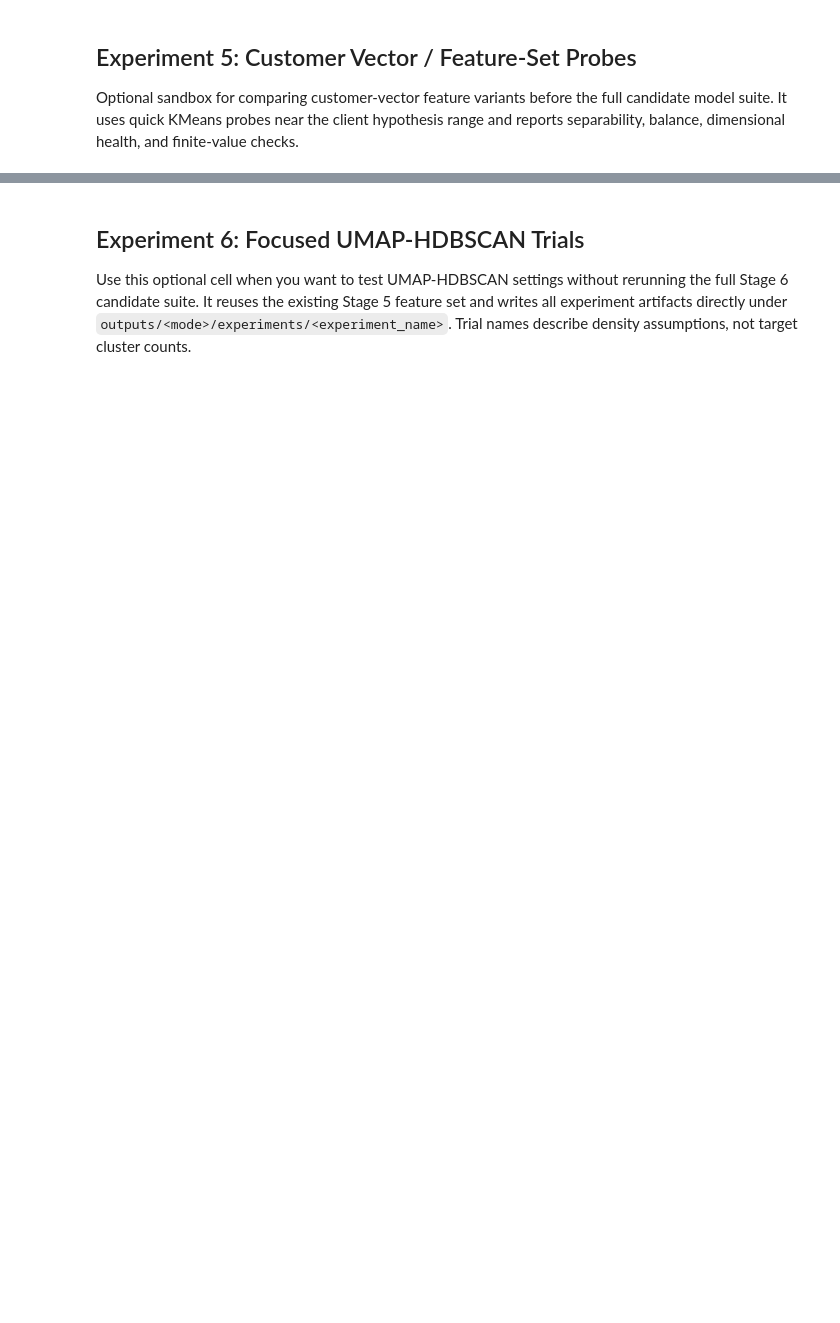
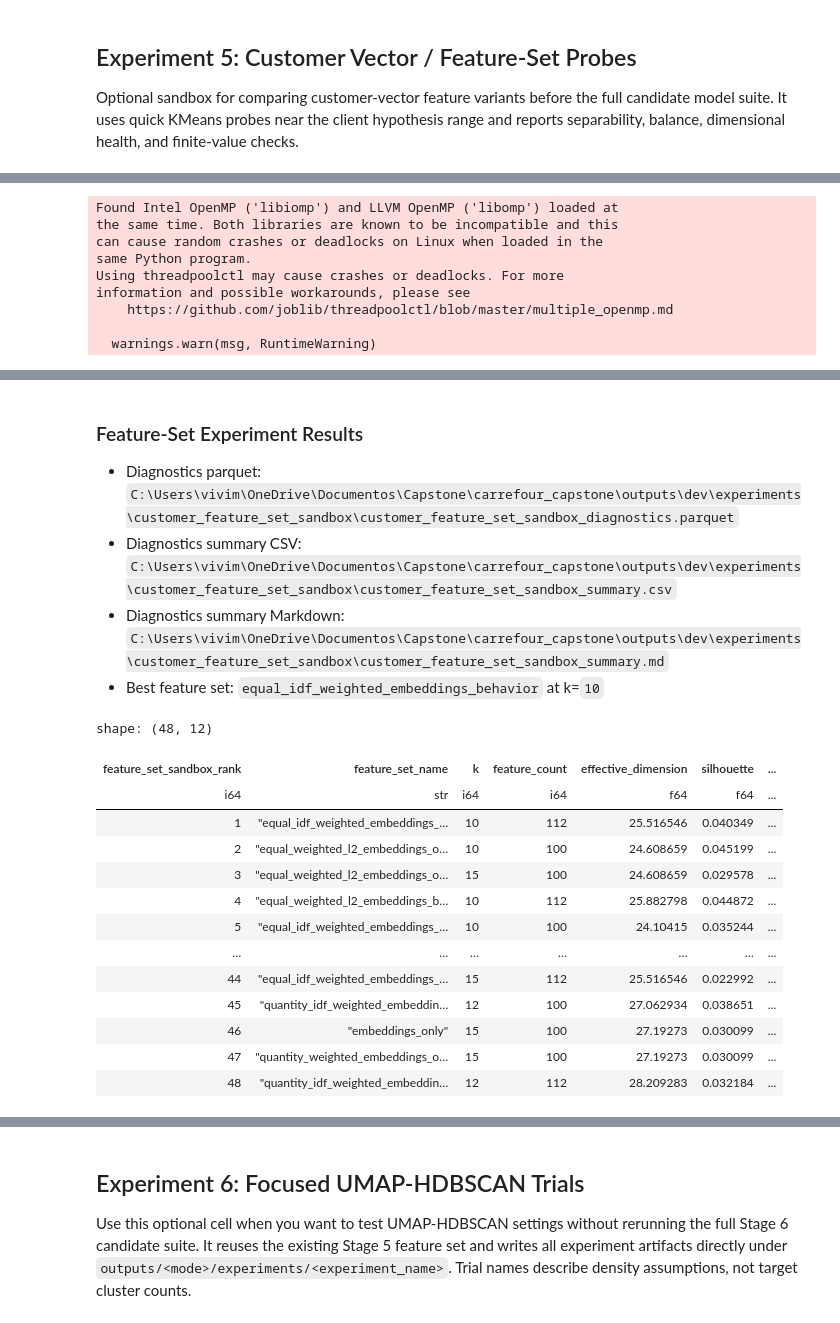
Before and after one commit to robsrot/carrefour_capstone, a Jupyter notebook: notebooks/04_experiment_sandbox.ipynb, the cells around one changed output, grey strips where cells are left out. Drawn from its saved outputs; the diff is of its cells as text; code cells hidden in the pictures; blank space fills up the shorter version.

```diff
--- a/notebooks/04_experiment_sandbox.ipynb
+++ b/notebooks/04_experiment_sandbox.ipynb
@@ -684,7 +684,7 @@ from IPython.display import Image, Markdown, display
 from src.data_loader import load_prepared_transactions
 from src.experiment_sandbox import run_customer_embedding_experiments
 
-RUN_CUSTOMER_EMBEDDING_SANDBOX = False
+RUN_CUSTOMER_EMBEDDING_SANDBOX = True
 customer_embedding_sandbox_experiment_name = "customer_embedding_sandbox"
 customer_embedding_sandbox_sample_size = 5000 if CONFIG.mode == "dev" else 12000
 customer_embedding_sandbox_trials = [
@@ -762,7 +843,7 @@ from IPython.display import Image, Markdown, display
 from src.experiment_sandbox import run_feature_set_experiments
 from src.feature_engineering import build_feature_set
 
-RUN_FEATURE_SET_SANDBOX = False
+RUN_FEATURE_SET_SANDBOX = True
 feature_set_sandbox_experiment_name = "customer_feature_set_sandbox"
 feature_set_sandbox_sample_size = 5000 if CONFIG.mode == "dev" else 12000
 feature_set_sandbox_k_values = [10, 12, 15]
@@ -842,3 +923,4 @@ else:
         "in this cell when you want to compare pipeline feature variants. If Experiment 4 ran in this kernel, "
         "its customer-vector trials are included automatically."
     ))
+# %% [output]
@@ -844,0 +944,9 @@ else:
+Found Intel OpenMP ('libiomp') and LLVM OpenMP ('libomp') loaded at
+the same time. Both libraries are known to be incompatible and this
+can cause random crashes or deadlocks on Linux when loaded in the
+same Python program.
+Using threadpoolctl may cause crashes or deadlocks. For more
+information and possible workarounds, please see
+    https://github.com/joblib/threadpoolctl/blob/master/multiple_openmp.md
+
+  warnings.warn(msg, RuntimeWarning)
@@ -844,0 +970,21 @@ else:
+
+### Feature-Set Experiment Results
+
+- Diagnostics parquet: `C:\Users\vivim\OneDrive\Documentos\Capstone\carrefour_capstone\outputs\dev\experiments\customer_feature_set_sandbox\customer_feature_set_sandbox_diagnostics.parquet`
+- Diagnostics summary CSV: `C:\Users\vivim\OneDrive\Documentos\Capstone\carrefour_capstone\outputs\dev\experiments\customer_feature_set_sandbox\customer_feature_set_sandbox_summary.csv`
+- Diagnostics summary Markdown: `C:\Users\vivim\OneDrive\Documentos\Capstone\carrefour_capstone\outputs\dev\experiments\customer_feature_set_sandbox\customer_feature_set_sandbox_summary.md`
+- Best feature set: `equal_idf_weighted_embeddings_behavior` at k=`10`
+shape: (48, 12)
+| feature_set_sandbox_rank | feature_set_name | k | feature_count | effective_dimension | silhouette | ... |
+| i64 | str | i64 | i64 | f64 | f64 | ... |
+| 1 | "equal_idf_weighted_embeddings_… | 10 | 112 | 25.516546 | 0.040349 | ... |
+| 2 | "equal_weighted_l2_embeddings_o… | 10 | 100 | 24.608659 | 0.045199 | ... |
+| 3 | "equal_weighted_l2_embeddings_o… | 15 | 100 | 24.608659 | 0.029578 | ... |
+| 4 | "equal_weighted_l2_embeddings_b… | 10 | 112 | 25.882798 | 0.044872 | ... |
+| 5 | "equal_idf_weighted_embeddings_… | 10 | 100 | 24.10415 | 0.035244 | ... |
+| … | … | … | … | … | … | ... |
+| 44 | "equal_idf_weighted_embeddings_… | 15 | 112 | 25.516546 | 0.022992 | ... |
+| 45 | "quantity_idf_weighted_embeddin… | 12 | 100 | 27.062934 | 0.038651 | ... |
+| 46 | "embeddings_only" | 15 | 100 | 27.19273 | 0.030099 | ... |
+| 47 | "quantity_weighted_embeddings_o… | 15 | 100 | 27.19273 | 0.030099 | ... |
+| 48 | "quantity_idf_weighted_embeddin… | 12 | 112 | 28.209283 | 0.032184 | ... |
```
Also changed, not shown: parts of 5 cells of this notebook, 2 other files.
